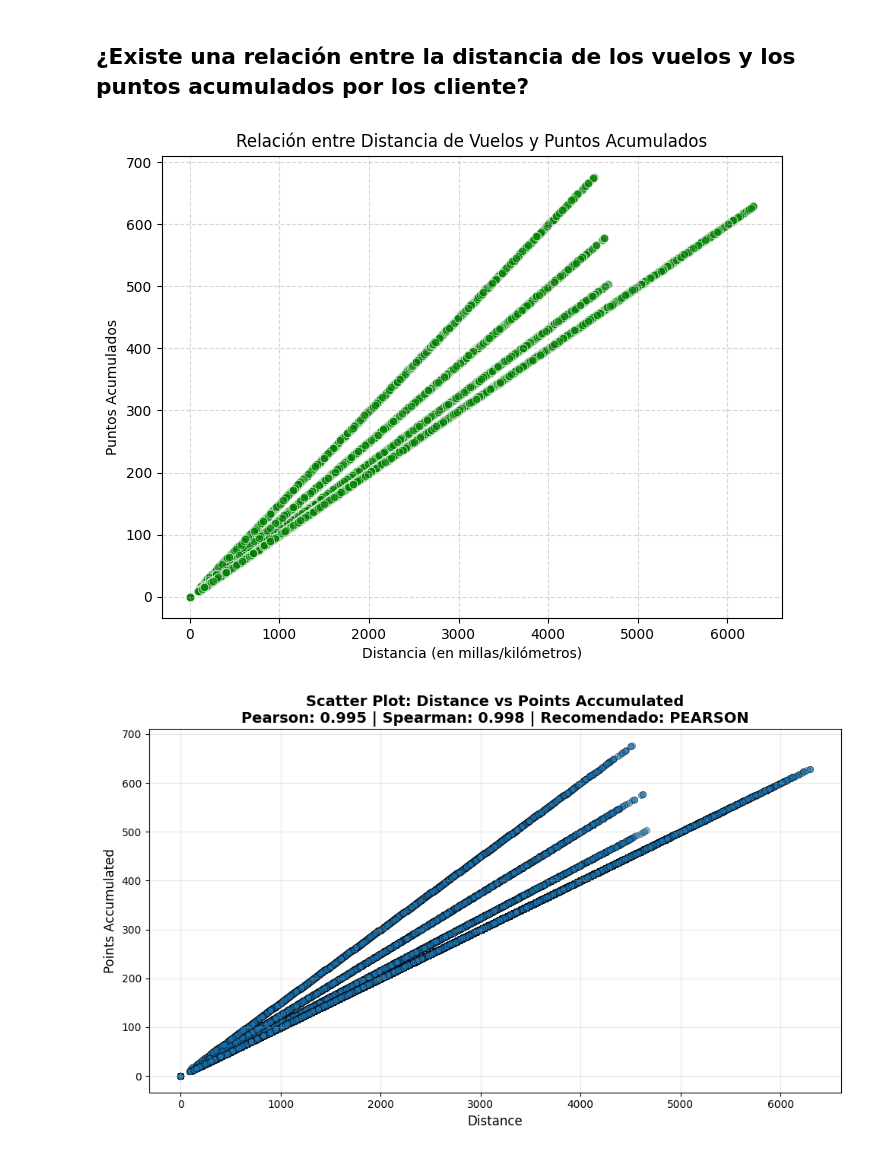
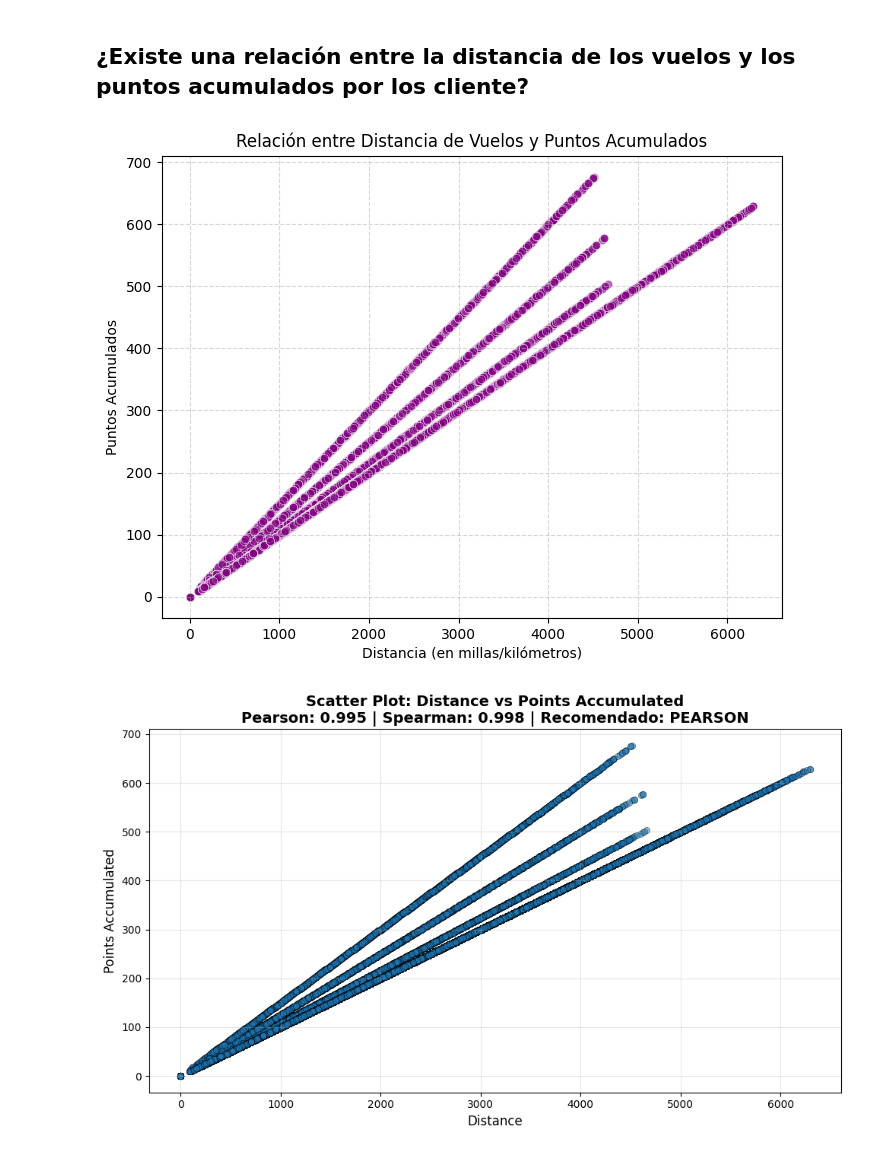
Before and after one commit to Adalab/bda-modulo-3-evaluacion-final-violetanys, a Jupyter notebook: Visualizacion.ipynb, the cells around one changed output. Drawn from its saved outputs; the diff is of its cells as text; code cells hidden in the pictures.

```diff
--- a/Visualizacion.ipynb
+++ b/Visualizacion.ipynb
@@ -43,15 +43,15 @@ El pico central es el valor más representativo, claramente se ve una tendencia
 # %%
 plt.figure(figsize=(8, 6))
 
-sns.scatterplot(x='Distance', y='Points Accumulated', data=df, alpha=0.6, color='green')
+sns.scatterplot(x='Distance', y='Points Accumulated', data=df, alpha=0.6, color='purple')
 
 plt.title('Relación entre Distancia de Vuelos y Puntos Acumulados')
 plt.xlabel('Distancia (en millas/kilómetros)')
 plt.ylabel('Puntos Acumulados')
 plt.grid(axis='both', linestyle='--', alpha=0.5)
 plt.show() #
 # %% [output]
-[figure, old version]
+[figure, new version]
 # %%
 
 resultado_corr = sp_corr.comparar_correlaciones(
```
Also changed, not shown: parts of 20 cells of this notebook, 4 other files.
